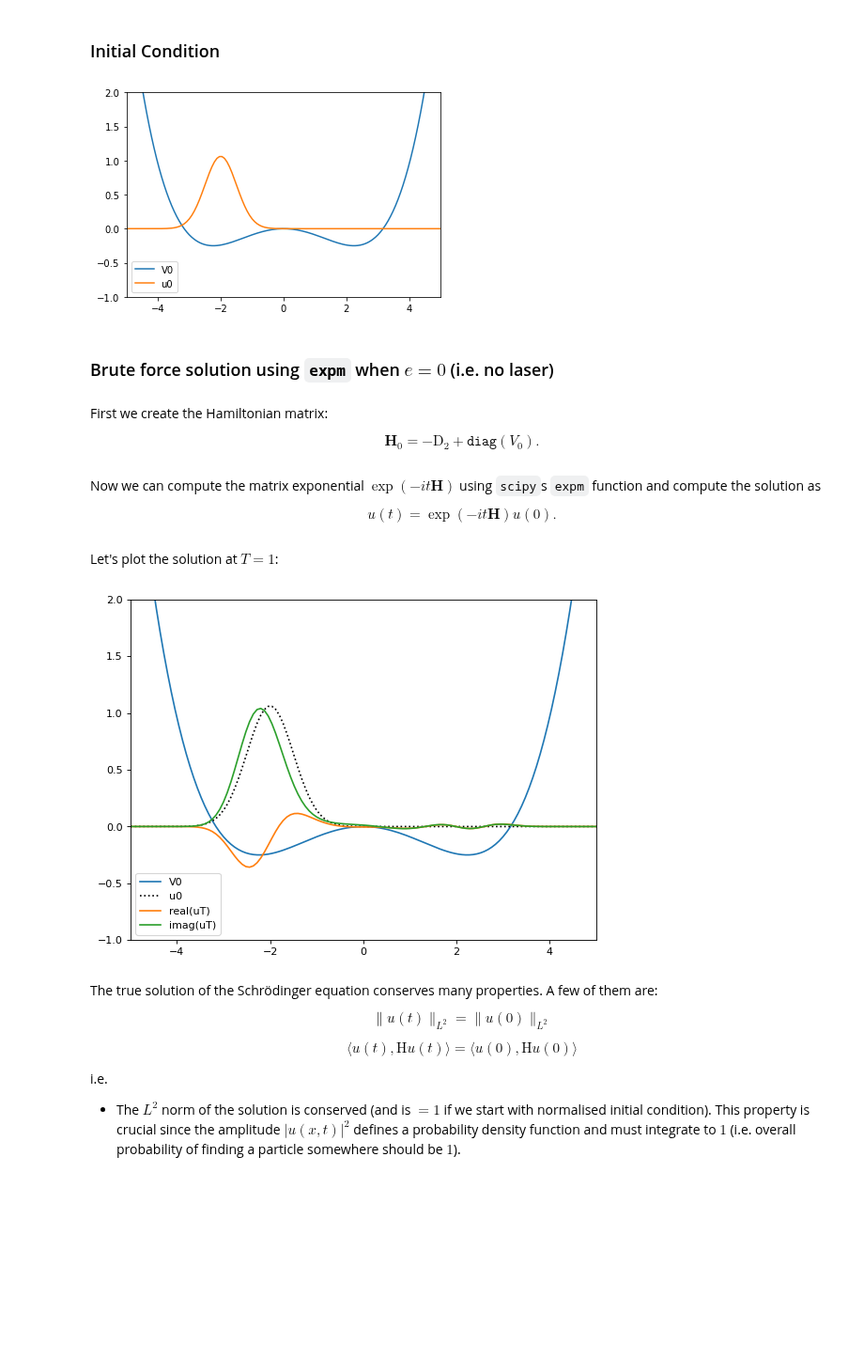
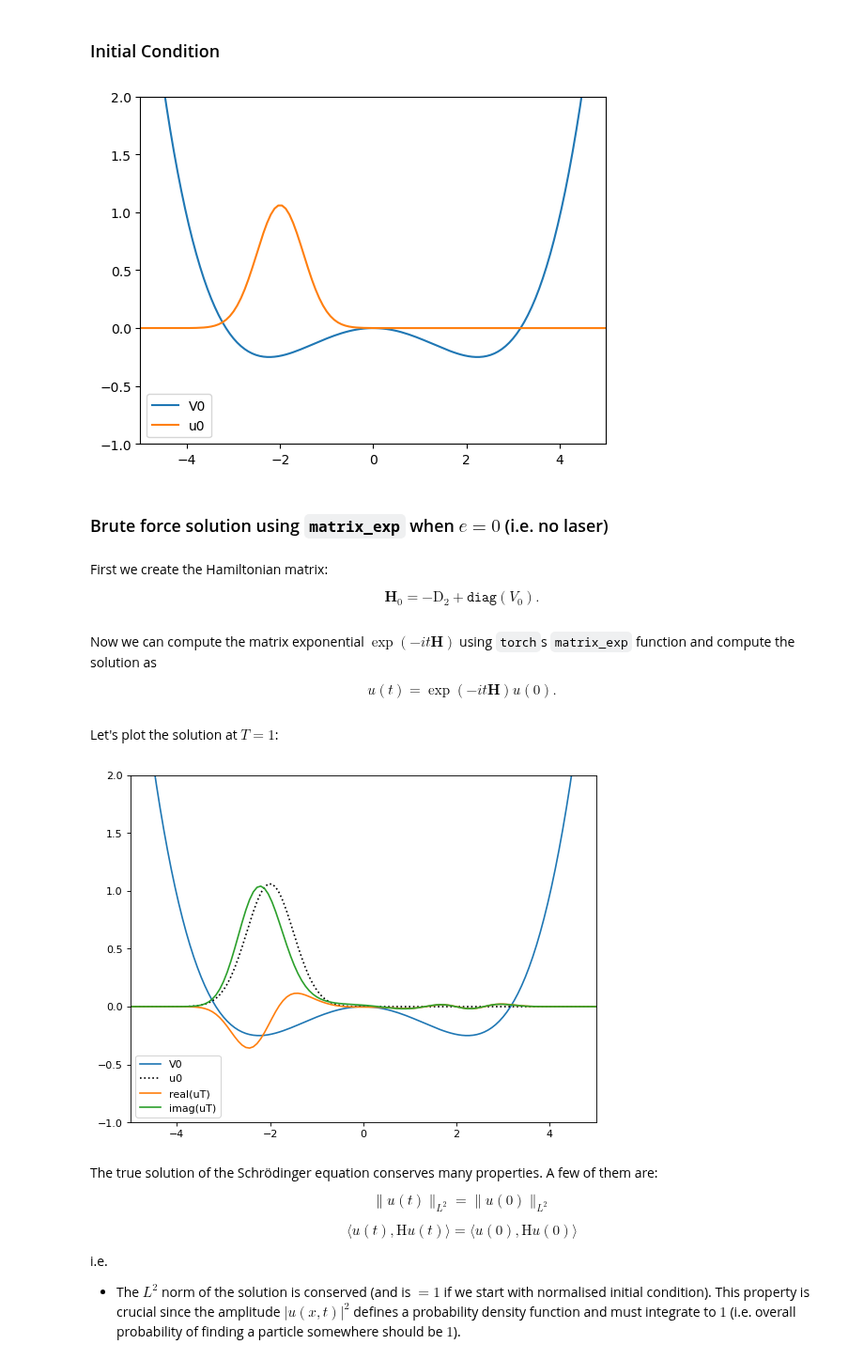
Before and after one commit to brownadder/expsolve, a Jupyter notebook: examples/fourier/example-laser-potential.ipynb, the cells around one changed output. Shown at 94% size. Drawn from its saved outputs; the diff is of its cells as text; code cells hidden in the pictures; blank space fills up the shorter version.

Commit message:
Laser potential example made torch compatible

```diff
--- a/examples/fourier/example-laser-potential.ipynb
+++ b/examples/fourier/example-laser-potential.ipynb
@@ -95,21 +97,21 @@ t = np.arange(M+1)*h    # time grid
 # %%
 x0 = -2.0
 sigma = 0.5
-u0 = np.exp(-(x-x0)**2/(2*sigma**2))
+u0 = exp(-(x-x0)**2/(2*sigma**2)).type(torch.complex128)
 u0 = u0/fe.l2norm(u0, xrange)
 
 V0 = x**4 - 10*x**2
 
 plt.plot(x, V0/100)
-plt.plot(x, u0)
+plt.plot(x, real(u0))
 plt.xlim(-5,5)
 plt.ylim(-1,2)
 plt.legend(['V0','u0'])
 plt.show()
 # %% [output]
-[figure, old version]
+[figure, new version]
 # %% [markdown]
-### Brute force solution using `expm` when $e=0$ (i.e. no laser)
+### Brute force solution using `matrix_exp` when $e=0$ (i.e. no laser)
 # %% [markdown]
 First we create the Hamiltonian matrix:
 
@@ -120,5 +123,5 @@ H0 = -D2 + np.diag(V0)
 # %% [markdown]
-Now we can compute the matrix exponential $\exp\left(-i t \mathbf{H}\right)$ using `scipy`s `expm` function and compute the solution as
+Now we can compute the matrix exponential $\exp\left(-i t \mathbf{H}\right)$ using `torch`s `matrix_exp` function and compute the solution as
 
 $$ u(t) = \exp\left(-i t \mathbf{H}\right) u(0). $$
 # %%
@@ -129,15 +132,15 @@ Let's plot the solution at $T=1$:
 # %%
 plt.figure(figsize=(8, 6), dpi=80)
 plt.plot(x, V0/100)
-plt.plot(x, u0,':k')
-plt.plot(x, np.real(uT))
-plt.plot(x, np.imag(uT))
+plt.plot(x, real(u0),':k')
+plt.plot(x, real(uT))
+plt.plot(x, imag(uT))
 plt.xlim(-5,5)
 plt.ylim(-1,2)
 plt.legend(['V0','u0','real(uT)','imag(uT)'])
 plt.show()
 # %% [output]
-[figure, old version]
+[figure, new version]
 # %% [markdown]
 The true solution of the Schrödinger equation conserves many properties. A few of them are:
 
```
Also changed, not shown: parts of 18 cells of this notebook.
